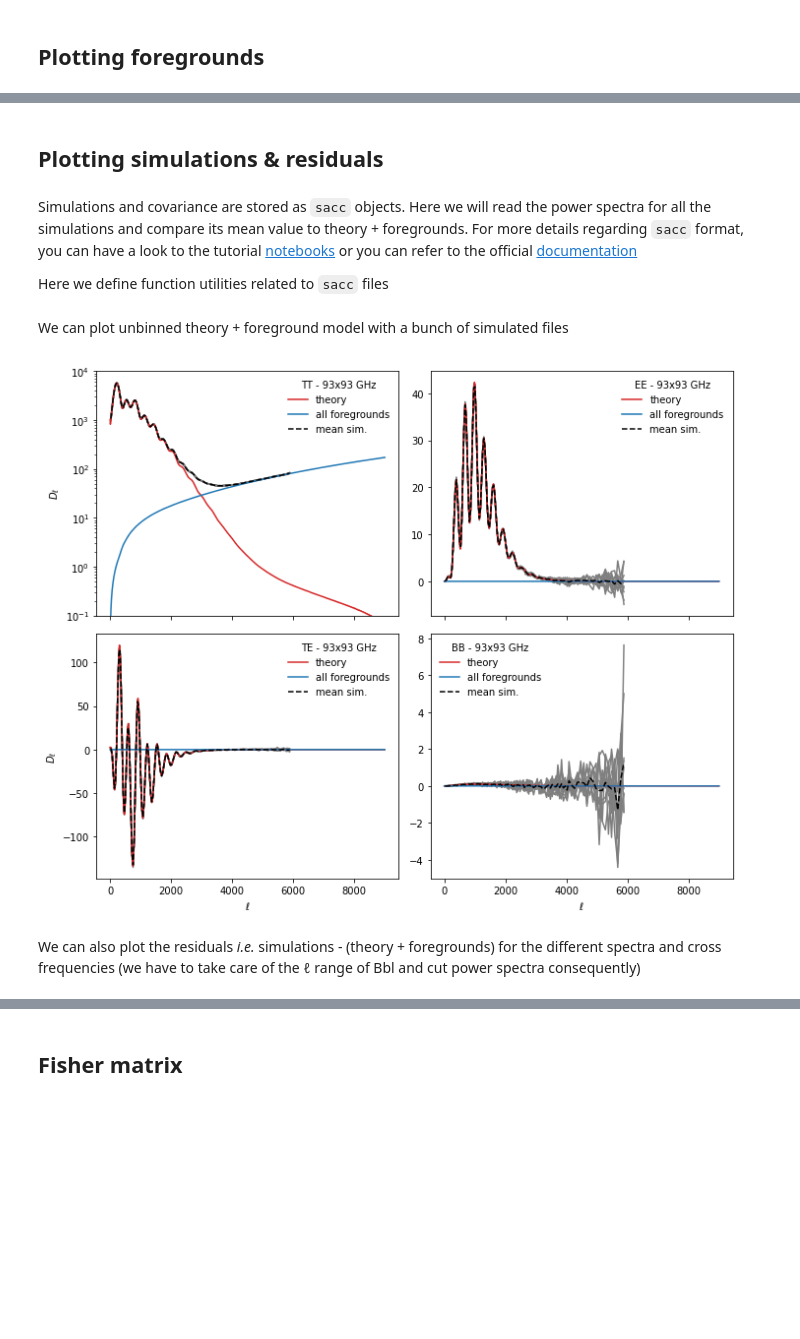
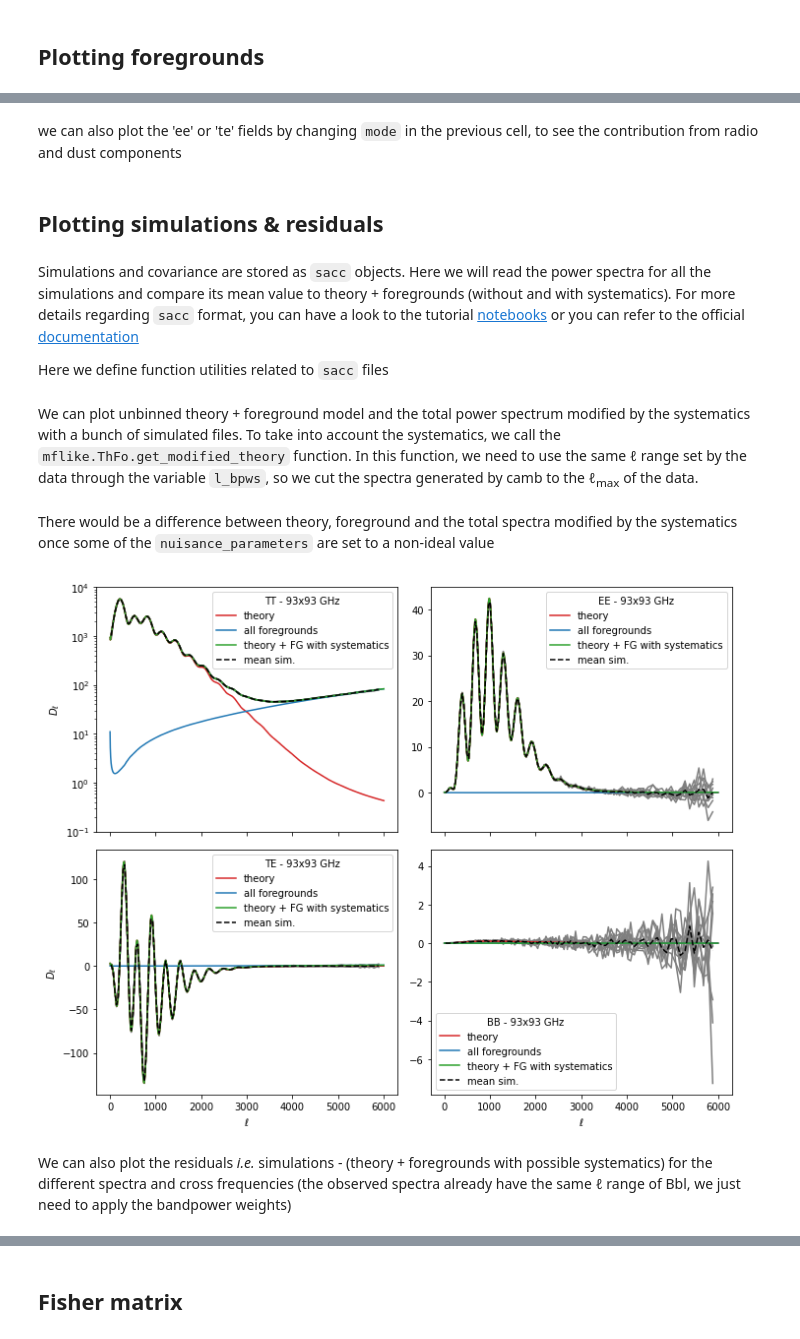
Before and after one commit to simonsobs/LAT_MFLike, a Jupyter notebook: notebooks/mflike_tutorial.ipynb, the cells around one changed output, grey strips where cells are left out. Drawn from its saved outputs; the diff is of its cells as text; code cells hidden in the pictures; blank space fills up the shorter version.

Commit message:
Notebook adapted to the new version of LAT_MFLike

```diff
--- a/notebooks/mflike_tutorial.ipynb
+++ b/notebooks/mflike_tutorial.ipynb
@@ -163,6 +188,6 @@ default range of `MFLike`. Make sure to call the `model.logposterior` line with
 option in order to recompute $C_\ell$s given the new &ell; range.
 # %%
-lmin, lmax = 2, 9000
+lmin, lmax = 2, mflike.lmax_theory
 Cl = {"tt": lmax, "ee": lmax, "te": lmax, "bb": lmax}
 model.theory["camb"].must_provide(Cl=Cl)
 model.logposterior({})
@@ -196 +217,3 @@ fg_models = get_foreground_model(nuisance_params, mflike.foregrounds, mflike.fre
+# %%
+fg_models = mflike.ThFo._get_foreground_model(ell=ell,**fg_params)
 # %% [markdown]
@@ -228,8 +251,10 @@ plt.tight_layout()
+# %% [markdown]
+we can also plot the 'ee' or 'te' fields by changing `mode` in the previous cell, to see the contribution from radio and dust components
 # %% [markdown]
 ## Plotting simulations & residuals
 # %% [markdown]
 Simulations and covariance are stored as `sacc` objects. Here we will read the power spectra for all
-the simulations and compare its mean value to theory + foregrounds. For more details regarding `sacc`
+the simulations and compare its mean value to theory + foregrounds (without and with systematics). For more details regarding `sacc`
 format, you can have a look to the tutorial [notebooks](https://github.com/simonsobs/sacc/tree/master/examples) or you can refer to the official [documentation](https://sacc.readthedocs.io/en/latest/)
 
 Here we define function utilities related to `sacc` files
@@ -260,37 +285,47 @@ def read_sacc_cov(spec, cross):
     ell, cl, cov, ind = s_b.get_ell_cl(*_get_tracers(spec, cross), return_cov=True, return_ind=True)
     bpws = s_b.get_bandpower_windows(ind)
     return cov, bpws
-# %% [markdown]
-We can plot unbinned theory + foreground model with a bunch of simulated files
+# %% [markdown]
+We can plot unbinned theory + foreground model and the total power spectrum modified by the systematics with a bunch of simulated files. To take into account the systematics, we call the `mflike.ThFo.get_modified_theory` function. In this function, we need to use the same &ell; range set by the data through the variable `l_bpws`, so we cut the spectra generated by camb to the &ell;<sub>max</sub> of the data.
+# %%
+Dls_cmb = {}
+for s in {'tt','te','ee','bb'}:
+    Dls_cmb[s] = np.zeros_like(mflike.l_bpws)
+    Dls_cmb[s] = dls[s][2:mflike.l_bpws[-1]+1]
+# %%
+dl_obs = mflike.ThFo.get_modified_theory(Dls_cmb,**fg_params,**nuisance_params)
+# %% [markdown]
+There would be a difference between theory, foreground and the total spectra modified by the systematics once some of the `nuisance_parameters` are set to a non-ideal value
 # %%
 cross = (93, 93)
 nsims = 10
-
+ell = np.arange(2,mflike.l_bpws[-1]+1)
 fig, axes = plt.subplots(2, 2, sharex=True, figsize=(10, 8))
 for spec, ax in zip(Cl.keys(), axes.flatten()):
     cls = []
     for i in range(nsims):
         cls += [read_sacc_data(spec, cross, i)]
         ax.plot(*cls[-1], color="tab:gray")
-    ax.plot(ell, dls[spec], color="tab:red", label="theory")
-    fg = fg_models[spec, "all", cross[0], cross[1]] if spec != "bb" else np.zeros_like(ell)
+    ax.plot(ell, Dls_cmb[spec], color="tab:red", label="theory")
+    fg = fg_models[spec, "all", cross[0], cross[1]][:mflike.l_bpws[-1]-1] if spec != "bb" else np.zeros_like(ell)
     ax.plot(ell, fg, color="tab:blue", label="all foregrounds")
+    obs = dl_obs[(spec, cross[0], cross[1])] if spec != "bb" else np.zeros_like(ell)
+    ax.plot(ell, obs, color="tab:green", lw = 1.5, label="theory + FG with systematics")
     ax.plot(*np.mean(cls, axis=0), "--k", label="mean sim.")
     ax.legend(title="{} - {}x{} GHz".format(spec.upper(), *cross))
     if spec == "tt":
         ax.set_yscale("log")
         ax.set_ylim(10 ** -1, 10 ** 4)
 
 for ax in axes[:, 0]:
     ax.set_ylabel(r"$D_\ell$")
 for ax in axes[-1]:
     ax.set_xlabel(r"$\ell$")
 plt.tight_layout()
 # %% [output]
-[figure, old version]
+[figure, new version]
 # %% [markdown]
-We can also plot the residuals *i.e.* simulations - (theory + foregrounds) for the different spectra
-and cross frequencies (we have to take care of the &ell; range of Bbl and cut power spectra
-consequently)
+We can also plot the residuals *i.e.* simulations - (theory + foregrounds with possible systematics) for the different spectra
+and cross frequencies (the observed spectra already have the same &ell; range of Bbl, we just need to apply the bandpower weights)
 # %%
 spectra = ["tt", "ee", "te", "et"]
```
Also changed, not shown: parts of 35 cells of this notebook, 1 other file.
